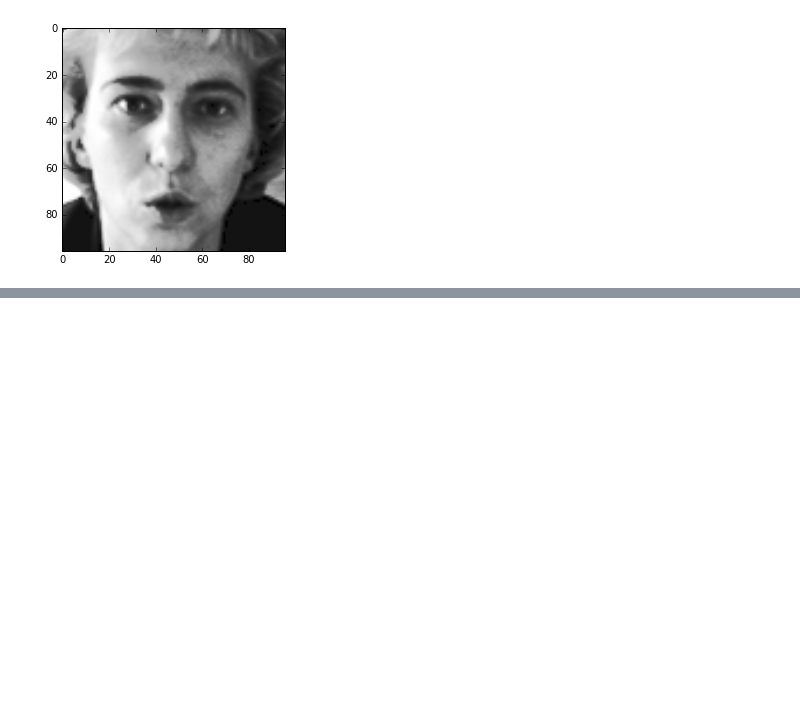
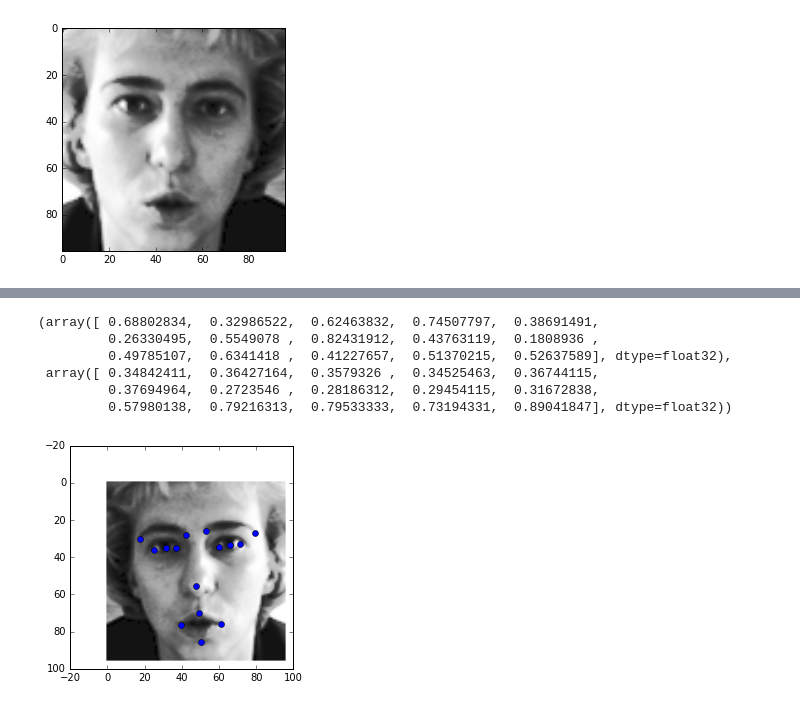
Before and after one commit to AlexanderSavochkin/caffe-facialkp, a Jupyter notebook: HDF5Evaluation.ipynb, the cells around one changed output, grey strips where cells are left out. Saved outputs shown, nothing was run; the diff lists cells and outputs as text; code cells hidden in the pictures; blank space fills up the shorter version.

```diff
--- a/HDF5Evaluation.ipynb
+++ b/HDF5Evaluation.ipynb
@@ -31,0 +58,15 @@ plt.show()
+# %%
+featXf,featYf
+# %% [output]
+(array([ 0.68802834,  0.32986522,  0.62463832,  0.74507797,  0.38691491,
+         0.26330495,  0.5549078 ,  0.82431912,  0.43763119,  0.1808936 ,
+         0.49785107,  0.6341418 ,  0.41227657,  0.51370215,  0.52637589], dtype=float32),
+ array([ 0.34842411,  0.36427164,  0.3579326 ,  0.34525463,  0.36744115,
+         0.37694964,  0.2723546 ,  0.28186312,  0.29454115,  0.31672838,
+         0.57980138,  0.79216313,  0.79533333,  0.73194331,  0.89041847], dtype=float32))
+# %%
+plt.imshow(Xf[1,0,:,:], cmap='gray')
+plt.plot(featXf*96,featYf*96,"o")
+plt.show()
+# %% [output]
+[figure, added]
```
Also changed, not shown: parts of 5 cells of this notebook, 1 other file.
